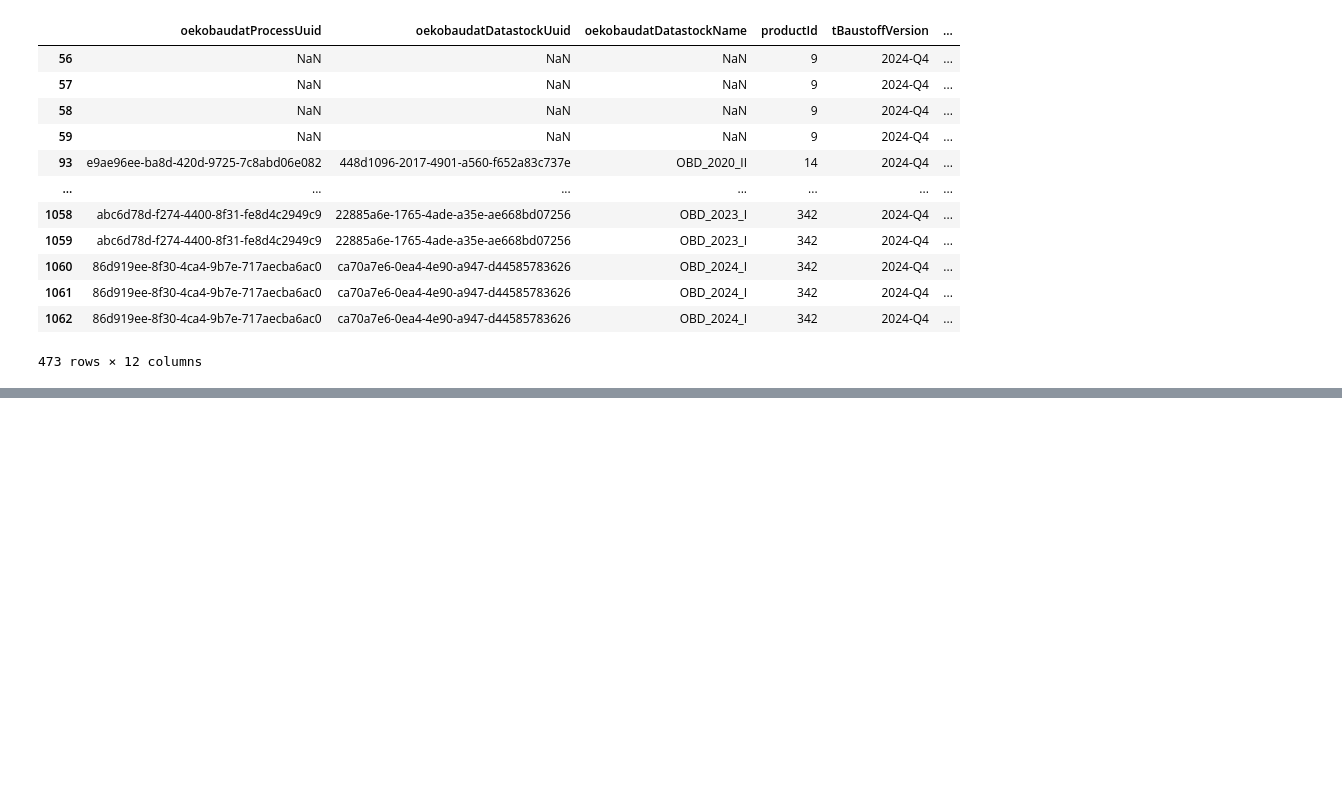
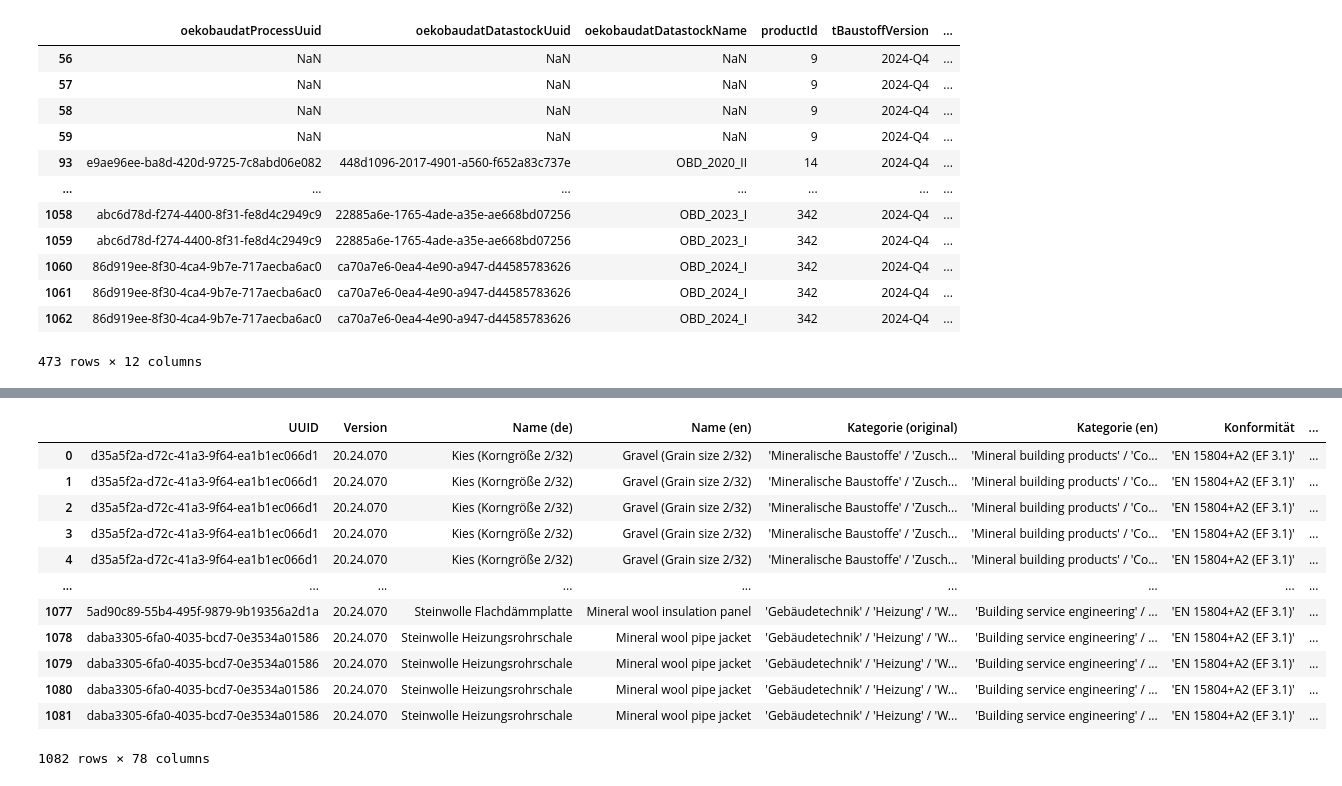
Before and after one commit to n3xtcoder-ai4impact/bbsr-challenge, a Jupyter notebook: tbaustoff.ipynb, the cells around one changed output, grey strips where cells are left out. Saved outputs shown, nothing was run; the diff lists cells and outputs as text; code cells hidden in the pictures; blank space fills up the shorter version.

```diff
--- a/tbaustoff.ipynb
+++ b/tbaustoff.ipynb
@@ -212,7 +212,7 @@ they both correspond to the same material and process (modul A3), yet they have
 obd_df_sorted = obd_df.sort_values(by="source_year", ascending=False)
 
 # Drop duplicates keeping the latest version (based on UUID, Version, Modul)
-deduped_df = obd_df_sorted.drop_duplicates(subset=["Name (en)", "Modul"], keep="first")
+obd_deduped_df = obd_df_sorted.drop_duplicates(subset=["Name (en)", "Modul"], keep="first")
 
 # Reset index and show result
-deduped_df.reset_index(drop=True, inplace=True)
+obd_deduped_df.reset_index(drop=True, inplace=True)
@@ -500,0 +600,14 @@ labeled_bootstrapped_df
+# %%
+obd_df_clean = obd_deduped_df.copy()
+# %%
+
+# Clean UUID column name
+obd_df_clean = obd_df_clean.rename(columns={obd_df_clean.columns[0]: "UUID"})
+
+# Merge with tBaustoff to bring in EOL categories
+obd_with_eol_clean = obd_df_clean.merge(
+    tbs_deduped[["oekobaudatProcessUuid", "eolCategoryName"]],
+    left_on="UUID",
+    right_on="oekobaudatProcessUuid",
+    how="inner"
+)
@@ -500,0 +620,16 @@ labeled_bootstrapped_df
+# %%
+obd_with_eol_clean
+# %% [output]
+|  | UUID | Version | Name (de) | Name (en) | Kategorie (original) | Kategorie (en) | Konformität | ... |
+| 0 | d35a5f2a-d72c-41a3-9f64-ea1b1ec066d1 | 20.24.070 | Kies (Korngröße 2/32) | Gravel (Grain size 2/32) | 'Mineralische Baustoffe' / 'Zusch... | 'Mineral building products' / 'Co... | 'EN 15804+A2 (EF 3.1)' | ... |
+| 1 | d35a5f2a-d72c-41a3-9f64-ea1b1ec066d1 | 20.24.070 | Kies (Korngröße 2/32) | Gravel (Grain size 2/32) | 'Mineralische Baustoffe' / 'Zusch... | 'Mineral building products' / 'Co... | 'EN 15804+A2 (EF 3.1)' | ... |
+| 2 | d35a5f2a-d72c-41a3-9f64-ea1b1ec066d1 | 20.24.070 | Kies (Korngröße 2/32) | Gravel (Grain size 2/32) | 'Mineralische Baustoffe' / 'Zusch... | 'Mineral building products' / 'Co... | 'EN 15804+A2 (EF 3.1)' | ... |
+| 3 | d35a5f2a-d72c-41a3-9f64-ea1b1ec066d1 | 20.24.070 | Kies (Korngröße 2/32) | Gravel (Grain size 2/32) | 'Mineralische Baustoffe' / 'Zusch... | 'Mineral building products' / 'Co... | 'EN 15804+A2 (EF 3.1)' | ... |
+| 4 | d35a5f2a-d72c-41a3-9f64-ea1b1ec066d1 | 20.24.070 | Kies (Korngröße 2/32) | Gravel (Grain size 2/32) | 'Mineralische Baustoffe' / 'Zusch... | 'Mineral building products' / 'Co... | 'EN 15804+A2 (EF 3.1)' | ... |
+| ... | ... | ... | ... | ... | ... | ... | ... | ... |
+| 1077 | 5ad90c89-55b4-495f-9879-9b19356a2d1a | 20.24.070 | Steinwolle Flachdämmplatte | Mineral wool insulation panel | 'Gebäudetechnik' / 'Heizung' / 'W... | 'Building service engineering' / ... | 'EN 15804+A2 (EF 3.1)' | ... |
+| 1078 | daba3305-6fa0-4035-bcd7-0e3534a01586 | 20.24.070 | Steinwolle Heizungsrohrschale | Mineral wool pipe jacket | 'Gebäudetechnik' / 'Heizung' / 'W... | 'Building service engineering' / ... | 'EN 15804+A2 (EF 3.1)' | ... |
+| 1079 | daba3305-6fa0-4035-bcd7-0e3534a01586 | 20.24.070 | Steinwolle Heizungsrohrschale | Mineral wool pipe jacket | 'Gebäudetechnik' / 'Heizung' / 'W... | 'Building service engineering' / ... | 'EN 15804+A2 (EF 3.1)' | ... |
+| 1080 | daba3305-6fa0-4035-bcd7-0e3534a01586 | 20.24.070 | Steinwolle Heizungsrohrschale | Mineral wool pipe jacket | 'Gebäudetechnik' / 'Heizung' / 'W... | 'Building service engineering' / ... | 'EN 15804+A2 (EF 3.1)' | ... |
+| 1081 | daba3305-6fa0-4035-bcd7-0e3534a01586 | 20.24.070 | Steinwolle Heizungsrohrschale | Mineral wool pipe jacket | 'Gebäudetechnik' / 'Heizung' / 'W... | 'Building service engineering' / ... | 'EN 15804+A2 (EF 3.1)' | ... |
+1082 rows × 78 columns
```
Also changed, not shown: parts of 34 cells of this notebook, 3 other files.
